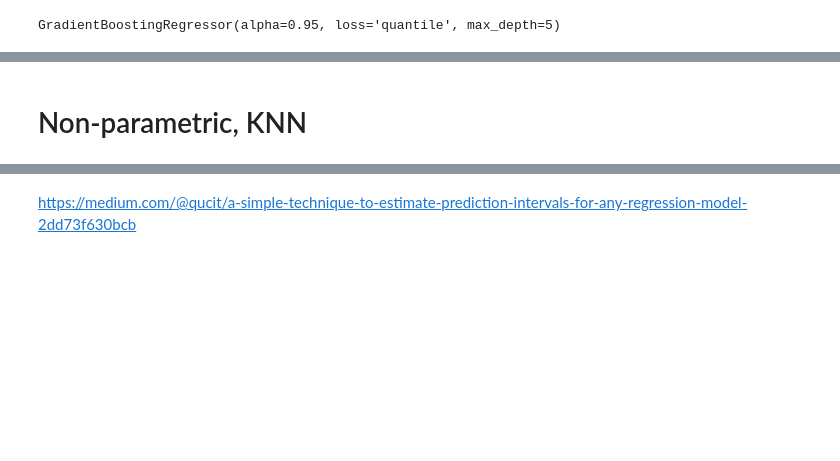
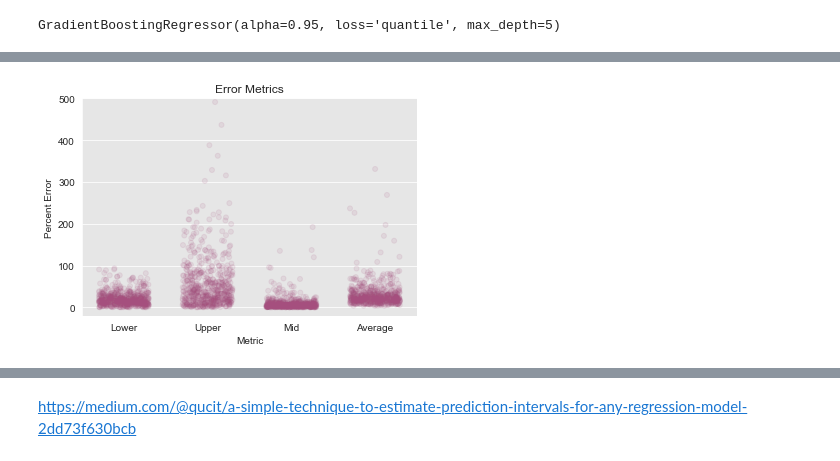
Before and after one commit to madelinekinnaird/washington-post-election-night-model, a Jupyter notebook: Modeling.ipynb, the cells around one changed output, grey strips where cells are left out. Saved outputs shown, nothing was run; the diff lists cells and outputs as text; code cells hidden in the pictures; blank space fills up the shorter version.

```diff
--- a/Modeling.ipynb
+++ b/Modeling.ipynb
@@ -154,21 +196,21 @@ In the notebook, I’ve provided a function that calculates the absolute error f
 https://towardsdatascience.com/how-to-generate-prediction-intervals-with-scikit-learn-and-python-ab3899f992ed
 # %%
 # Set lower and upper quantile
-LOWER_ALPHA = 0.05
-UPPER_ALPHA = 0.95
+lower_alpha = 0.05
+upper_alpha = 0.95
 
-N_ESTIMATORS = 100
-MAX_DEPTH = 5
+n_estimators = 100
+max_depth = 5
 
 # Each model has to be separate
 lower_model = GradientBoostingRegressor(
-    loss="quantile", alpha=LOWER_ALPHA, n_estimators=N_ESTIMATORS, max_depth=MAX_DEPTH
+    loss="quantile", alpha=lower_alpha, n_estimators=n_estimators, max_depth=max_depth
 )
 # The mid model will use the default
-mid_model = GradientBoostingRegressor(loss="ls", n_estimators=N_ESTIMATORS, max_depth=MAX_DEPTH)
+mid_model = GradientBoostingRegressor(loss="ls", n_estimators=n_estimators, max_depth=max_depth)
 
 upper_model = GradientBoostingRegressor(
-    loss="quantile", alpha=UPPER_ALPHA, n_estimators=N_ESTIMATORS, max_depth=MAX_DEPTH
+    loss="quantile", alpha=upper_alpha, n_estimators=n_estimators, max_depth=max_depth
 )
 # %%
 # modeling
@@ -224,2 +222,22 @@ geom_point : Removed 206 rows containing missing values.
-# %% [markdown]
-# Non-parametric, KNN
+# %%
+## get predictions
+gbrPredictions = pd.DataFrame(ytest)
+gbrPredictions['total_votes_2016'] = df['total_votes_2016']
+gbrPredictions['lower'] = lower_model.predict(Xtest)
+gbrPredictions['mid'] = mid_model.predict(Xtest)
+gbrPredictions['upper'] = upper_model.predict(Xtest)
+#predictions.describe()
+# %%
+## calculate errors to be graphed
+gbrPredictions = calculate_error(gbrPredictions)
+
+## graph
+gbr_metrics = plot_interval_metrics(gbrPredictions)
+gbr_trends = plot_interval_trends(gbrPredictions)
+
+gbr_metrics.save("../washington-post-election-night-model/figures/gbr_metrics.png", dpi=500, verbose=False)
+gbr_trends.save("../washington-post-election-night-model/figures/gbr_trends.png", dpi=500, verbose=False)
+# %%
+plot_interval_metrics(gbrPredictions)
+# %% [output]
+[figure, added]
```
Also changed, not shown: parts of 175 cells of this notebook.
